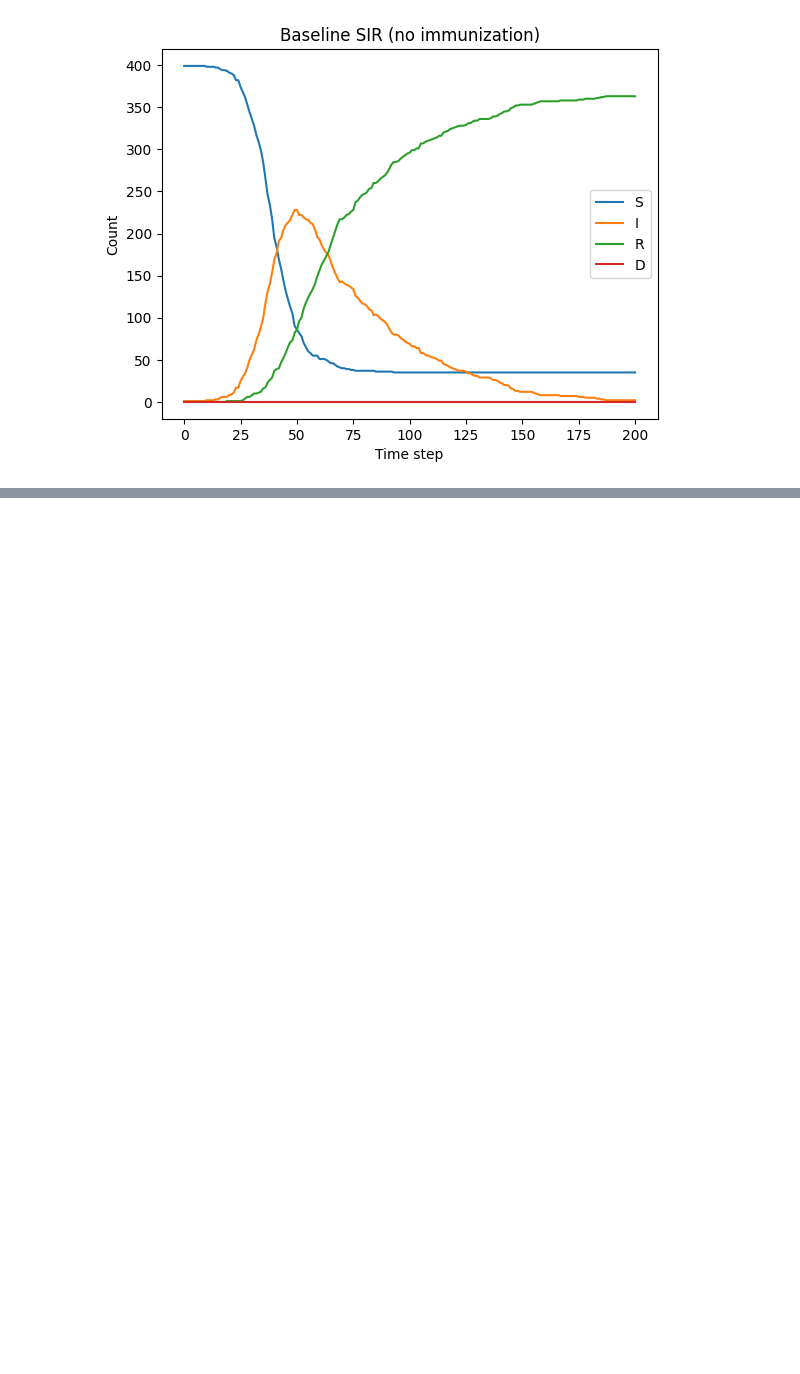
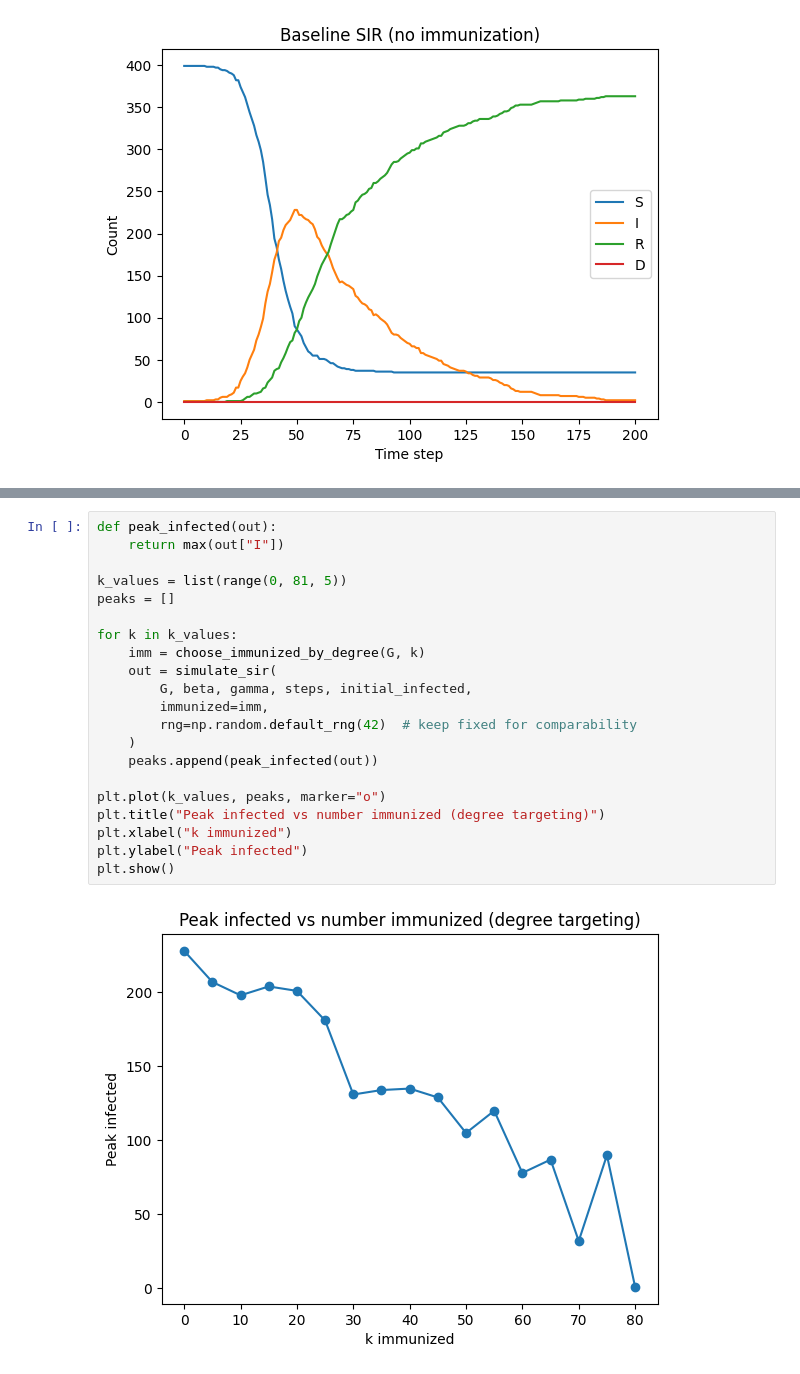
Before and after one commit to jonjon-levi/disease-propogation-network, a Jupyter notebook: notebooks/explore_network.ipynb, the cells around one changed output, grey strips where cells are left out. Cells and saved outputs as stored; diff of their text form; blank space fills up the shorter version.

```diff
--- a/notebooks/explore_network.ipynb
+++ b/notebooks/explore_network.ipynb
@@ -55,0 +79,23 @@ plt.show()
+# %%
+def peak_infected(out):
+    return max(out["I"])
+
+k_values = list(range(0, 81, 5))
+peaks = []
+
+for k in k_values:
+    imm = choose_immunized_by_degree(G, k)
+    out = simulate_sir(
+        G, beta, gamma, steps, initial_infected,
+        immunized=imm,
+        rng=np.random.default_rng(42)  # keep fixed for comparability
+    )
+    peaks.append(peak_infected(out))
+
+plt.plot(k_values, peaks, marker="o")
+plt.title("Peak infected vs number immunized (degree targeting)")
+plt.xlabel("k immunized")
+plt.ylabel("Peak infected")
+plt.show()
+# %% [output]
+[figure, added]
```
Also changed, not shown: parts of 1 cell of this notebook.
